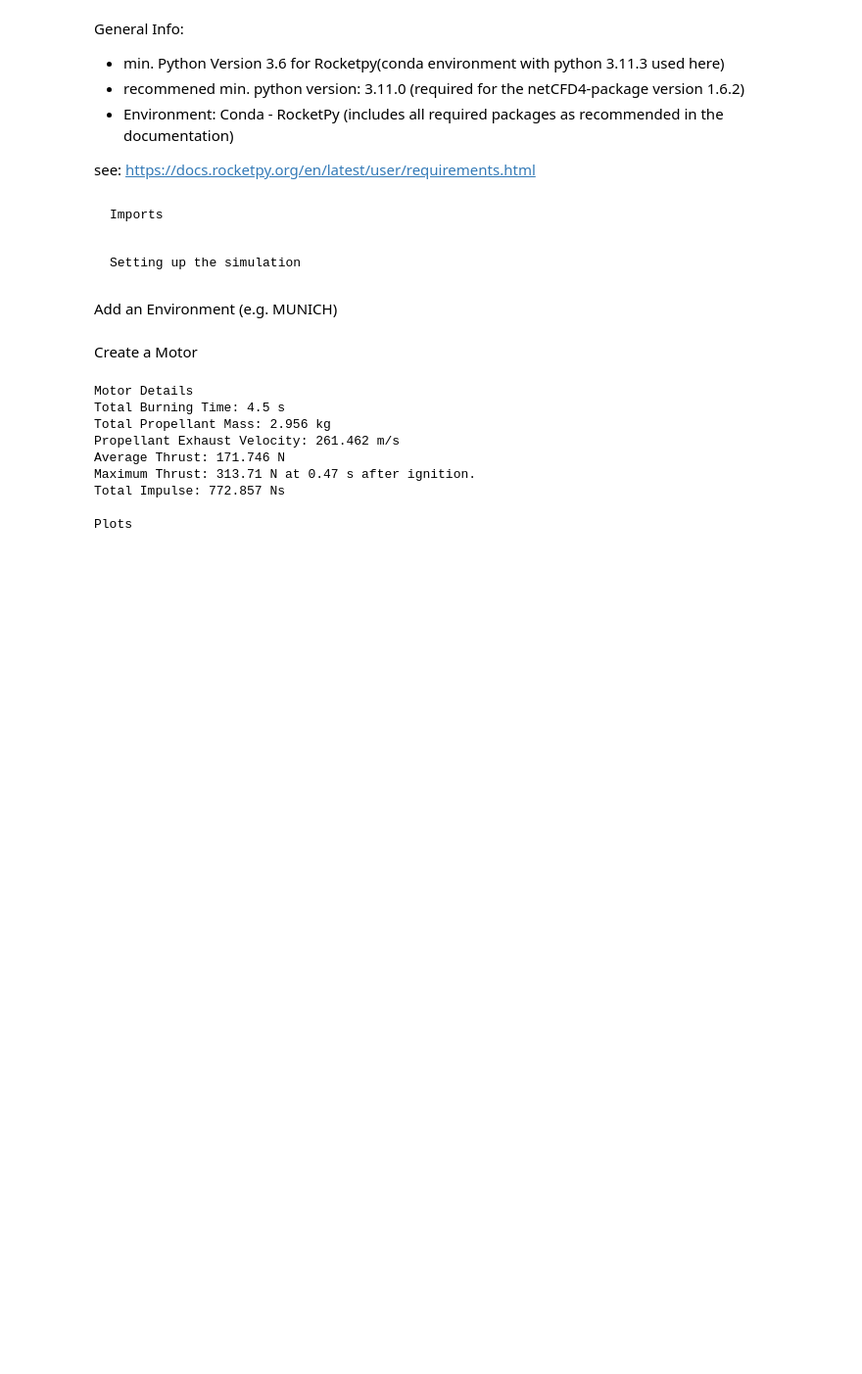
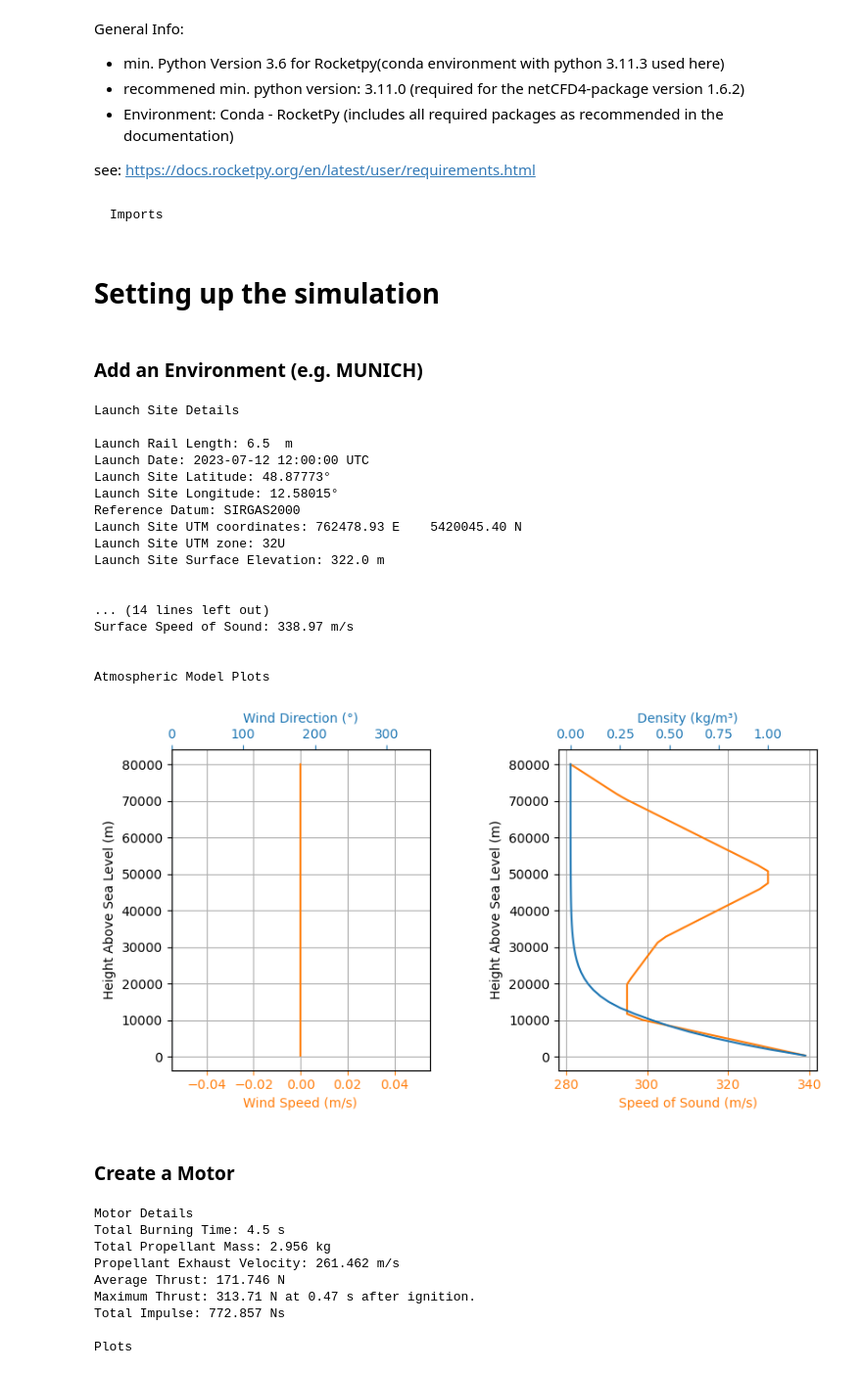
Before and after one commit to CarstenOtl/WESP_RocketPy, a Jupyter notebook: sim/sim01.ipynb, the cells around one changed output. Shown at 98% size. Drawn from its saved outputs; the diff is of its cells as text; code cells hidden in the pictures; blank space fills up the shorter version.

```diff
--- a/sim/sim01.ipynb
+++ b/sim/sim01.ipynb
@@ -15,34 +15,54 @@ from rocketpy import Environment, SolidMotor, Rocket, Flight
 
 # %matplotlib Widget
 # %% [markdown]
-    Setting up the simulation
+# Setting up the simulation
 # %%
 #some definitions
 class launchRail():
     railLength=6.5     #m
     railOrientation=88   #º inclination with respect to ground
 # %% [markdown]
-Add an Environment (e.g. MUNICH)
+### Add an Environment (e.g. MUNICH)
 # %%
 Env = Environment(
     railLength=launchRail.railLength,
-    latitude=32.99,
-    longitude=50,
-    elevation=5
+    gravity= 9.81, #[m/s2]
+    latitude=48.877733,
+    longitude=12.580154, #from https://www.countrycoordinate.com/city-straubing-germany/
+    elevation=322, #[m]
     )
 
-# #get weather data
-# import datetime
+#get weather data
+import datetime
 
-# tomorrow = datetime.date.today() + datetime.timedelta(days=1)
-# Env.setDate((tomorrow.year, tomorrow.month, tomorrow.day, 12)) #Hours given in UTC time
+tomorrow = datetime.date.today() + datetime.timedelta(days=1)
+Env.setDate((tomorrow.year, tomorrow.month, tomorrow.day, 12)) #Hours given in UTC time
 
 # #Tell Env to use forcasted weather to get atmosphereic conditions for flight
 # Env.setAtmosphericModel(type="Forecoasst", file="GFS")
 # #see weather info
-# Env.info()
+Env.info()
+# %% [output]
+Launch Site Details
+
+Launch Rail Length: 6.5  m
+Launch Date: 2023-07-12 12:00:00 UTC
+Launch Site Latitude: 48.87773°
+Launch Site Longitude: 12.58015°
+Reference Datum: SIRGAS2000
+Launch Site UTM coordinates: 762478.93 E    5420045.40 N
+Launch Site UTM zone: 32U
+Launch Site Surface Elevation: 322.0 m
+
+
+... (14 lines left out)
+Surface Speed of Sound: 338.97 m/s
+
+
+Atmospheric Model Plots
+[figure, added]
 # %% [markdown]
-Create a Motor
+### Create a Motor
 # %%
 # solid motor class requires thurst curve from .eng or .csv file and other param.
 J180T = SolidMotor(
```
